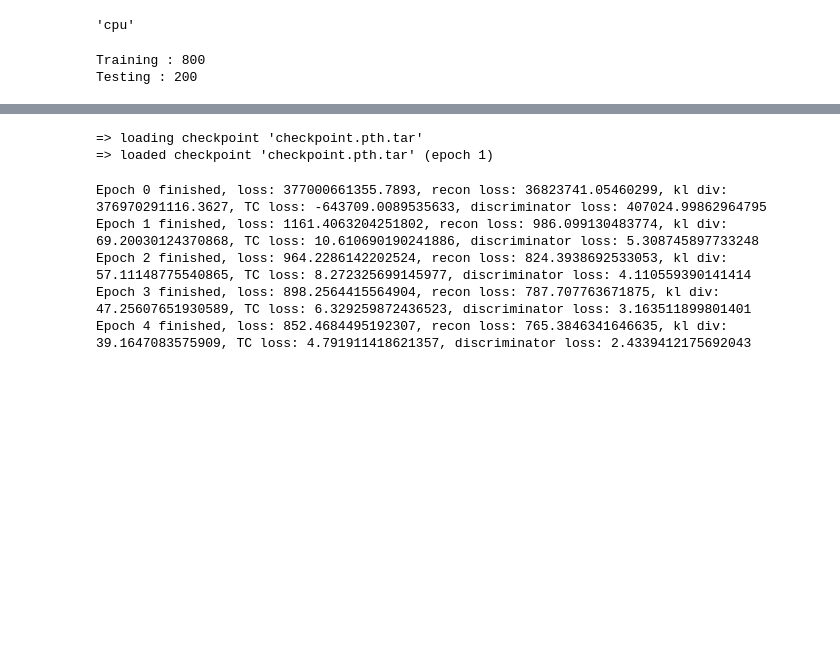
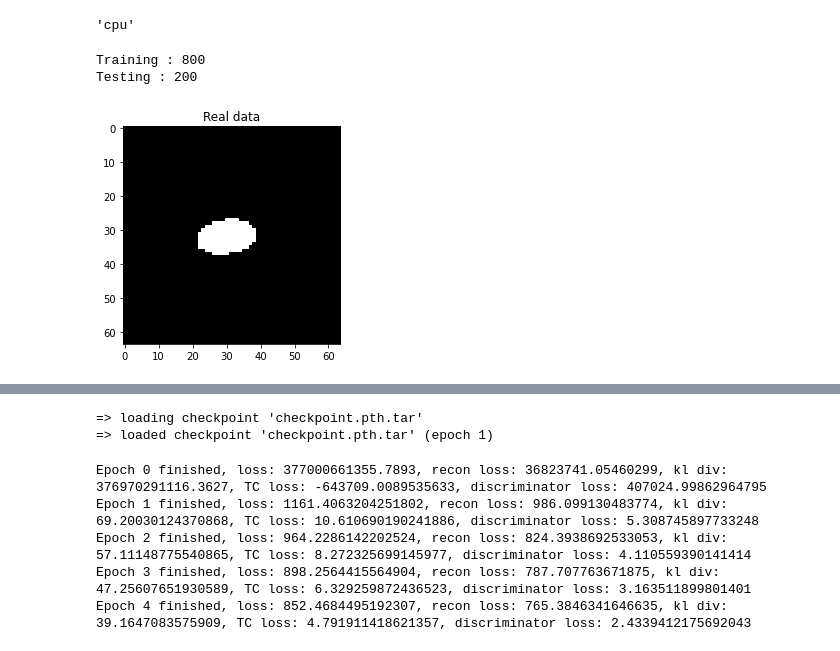
Before and after one commit to hzzhyj/atml, a Jupyter notebook: experiments/FactorVAE.ipynb, the cells around one changed output, grey strips where cells are left out. Cells and saved outputs as stored; diff of their text form; code cells hidden in the pictures; blank space fills up the shorter version.

```diff
--- a/experiments/FactorVAE.ipynb
+++ b/experiments/FactorVAE.ipynb
@@ -43,6 +47,6 @@ dataset = load_dsprites("../datasets/dsprites.npz",False)
 # %%
 data_size = 1000
-data_ = CustomDSpritesDatasetFactorVAE(dataset,data_size,seed=2)
+data_ = CustomDSpritesDatasetFactorVAE(dataset,data_size,seed=2,transform = None)
 # %%
 data_train, data_test = train_test_random_split(data_, 0.8, seed=2)
 print("Training : "+str(len(data_train)))
@@ -50,3 +54,9 @@ print("Testing : "+str(len(data_test)))
 # %% [output]
 Training : 800
 Testing : 200
+# %%
+plt.imshow(data_train[0][0], cmap='Greys_r')
+plt.title("Real data")
+plt.show()
+# %% [output]
+[figure, added]
```
Also changed, not shown: parts of 3 cells of this notebook, 8 other files.
